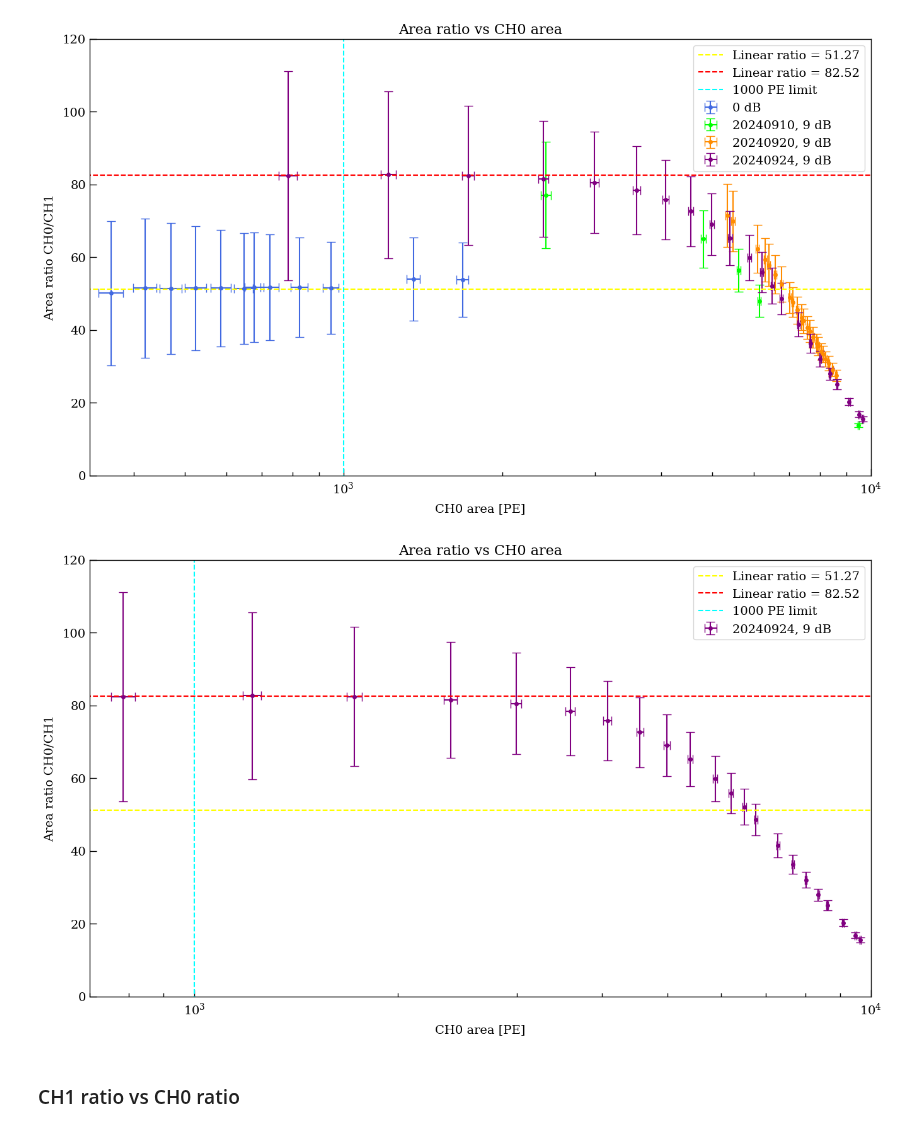
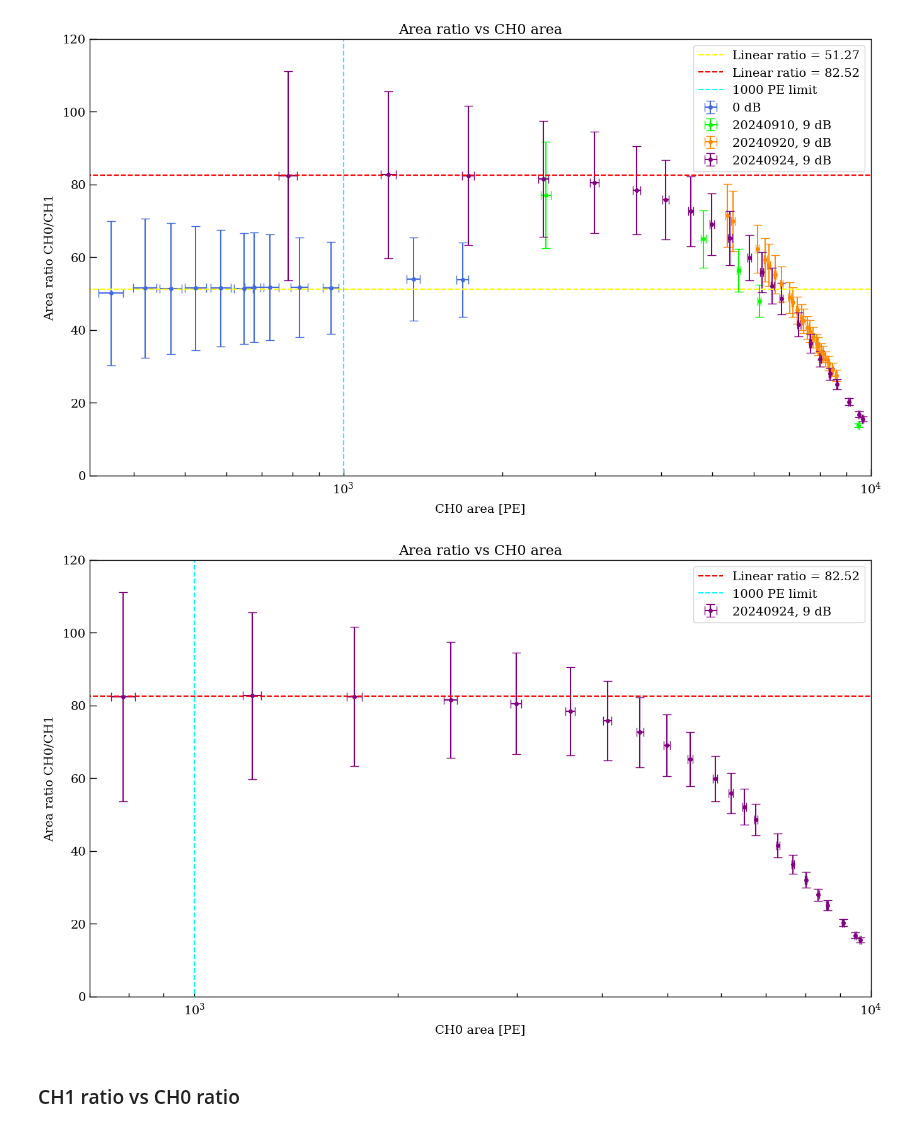
Before and after one commit to Westlake-University-Lsc-lab/RELICS_PMT_Data_Analysis, a Jupyter notebook: LinearityCheck/check_readout_linear.ipynb, the cells around one changed output. Drawn from its saved outputs; the diff is of its cells as text; code cells hidden in the pictures.

```diff
--- a/LinearityCheck/check_readout_linear.ipynb
+++ b/LinearityCheck/check_readout_linear.ipynb
@@ -632,26 +632,25 @@ plt.show()
 # %%
 plt.figure(figsize=(16,9))
 plt.title('Area ratio vs CH0 area')
 plt.xscale('log')
 plt.xlabel('CH0 area [PE]')
 plt.ylabel('Area ratio CH0/CH1')
 plt.xlim(700,10000)
 plt.ylim(0,120)
 
 plt.errorbar(linear_df[linear_df['date'] == 20240924]['CH0 area'],linear_df[linear_df['date'] == 20240924]['area ratio'],
              xerr=linear_df[linear_df['date'] == 20240924]['CH0 std'],yerr=linear_df[linear_df['date'] == 20240924]['area ratio error'],
              fmt='o',color = 'purple',label='20240924, 9 dB')
 
-plt.hlines(y = 51.27,color = 'yellow',linestyles='dashed',xmin = 0,xmax = 10000,label='Linear ratio = 51.27')
 plt.hlines(y = 82.52,color = 'red',linestyles='dashed',xmin = 0,xmax = 10000,label='Linear ratio = 82.52')
 plt.vlines(x = 1000,ymin = -50,ymax = 170, color = 'cyan',
            linestyles='dashed',label='1000 PE limit')
 
 plt.legend()
 plt.savefig('./img/area_ratio_generalised_20240924.png',dpi = 300)
 plt.show()
 # %% [output]
-[figure, old version]
+[figure, new version]
 # %% [markdown]
 ### CH1 ratio vs CH0 ratio
 # %%
```
